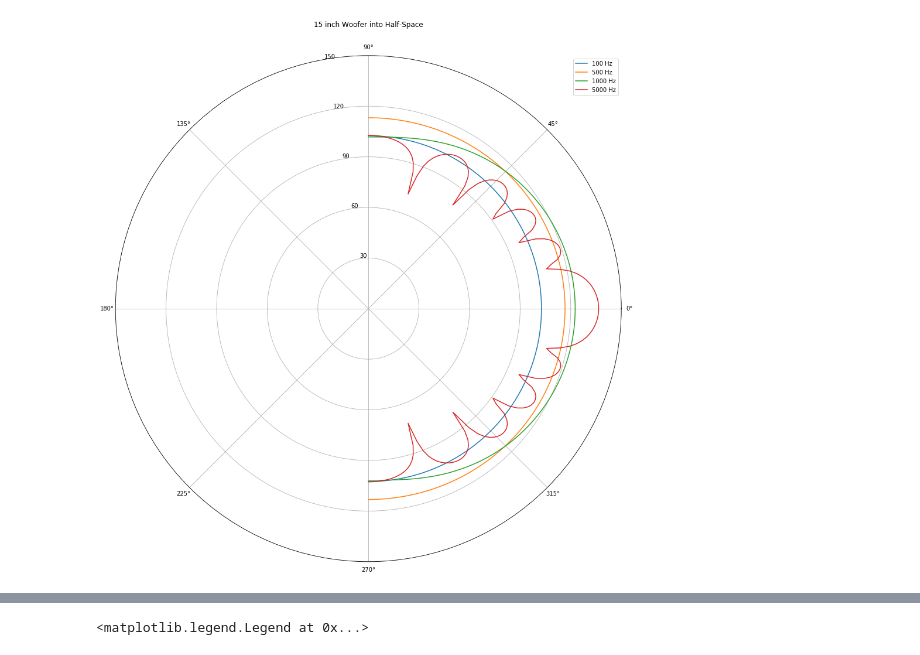
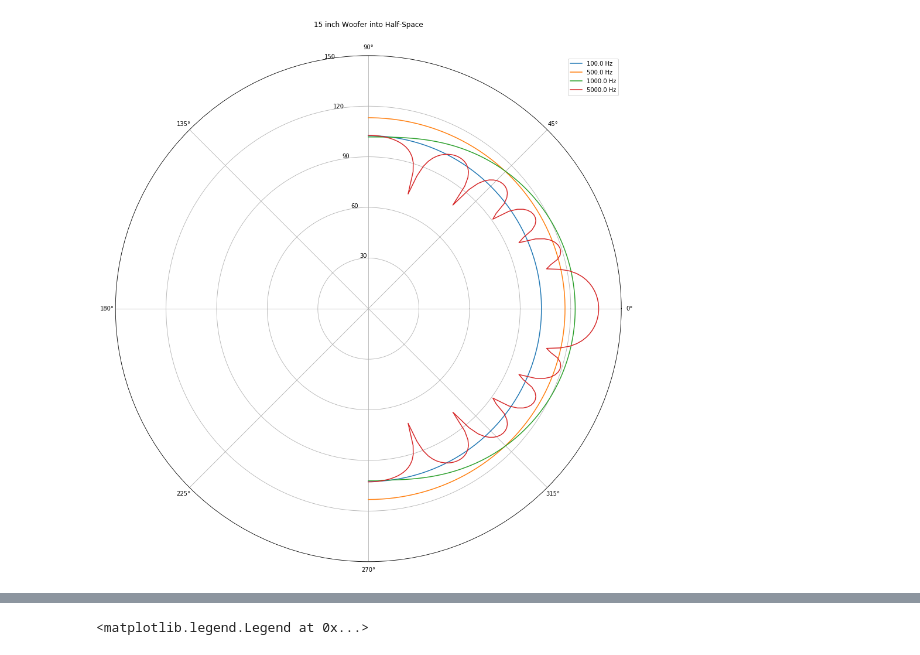
Before and after one commit to siqinniuniu/AcousticBEM, a Jupyter notebook: Jupyter/Baffled Piston.ipynb, the cells around one changed output, grey strips where cells are left out. Saved outputs shown, nothing was run; the diff lists cells and outputs as text; code cells hidden in the pictures.

```diff
--- a/Jupyter/Baffled Piston.ipynb
+++ b/Jupyter/Baffled Piston.ipynb
@@ -8,28 +8,14 @@ from GmshBoundaries import *
 from RayleighSolver import *
 from SamplingPatterns import *
 
-import matplotlib.pyplot as plt
+from Plots import *
 %matplotlib inline
 
 import gmsh
 from joblib import Parallel, delayed
 
-def plotPolarMap(frequencies, angles, magnitudes):
-    X, Y = np.meshgrid(frequencies, angles)
 
-    fig, ax = plt.subplots(figsize = (18, 10))
-    aLevel = np.linspace(40, 150, 81)
-    CS = ax.contourf(X, Y, magnitudes, aLevel, cmap = plt.cm.seismic)
-    ax.set_title('15 Inch Woofer in Infinite Baffle')
-    ax.set_xlabel('Frequency [Hz]')
-    ax.set_xscale("log")
-    ax.set_ylabel('Angle [rad]')
-
-    cbar = fig.colorbar(CS)
-    cbar.ax.set_ylabel('Sound Magnitude [dB]')
-
-def magnitude(f, boundaryCondition):
-    k = frequencyToWavenumber(f)
+def magnitude(k, boundaryCondition, aSamples):
     solution = solver.solveBoundary(k, boundaryCondition)
     phi = solver.solveSamples(solution, aSamples)
     return SoundMagnitude(soundPressure(k, phi))
@@ -64,26 +50,17 @@ nMaxEdge = 0.0475
 aVertex, aTriangle = disk(r, 0.0, "Woofer15", nMaxEdge) # 15 inch woofer
 aSamples, _, aAngle = semiCircle(5, 180, "yz")
 
-aFrequency = [100, 500, 1000, 5000]
+aFrequency = np.array([100, 500, 1000, 5000], dtype=np.float32)
 # %%
 %%time
 solver = RayleighSolver3D(aVertex, aTriangle)
 boundaryCondition = BoundaryCondition(solver.numberOfElements())
 boundaryCondition.alpha.fill(0.0)
 boundaryCondition.beta.fill(1.0)
 boundaryCondition.f.fill(V)
 
-aMagnitudes = Parallel(n_jobs=4)(delayed(magnitude)(f, boundaryCondition) for f in aFrequency)
-
-fig = plt.figure(figsize=(15, 15))
-ax = fig.add_axes([0.1, 0.1, 0.8, 0.8], projection='polar')
-ax.set_title("15 inch Woofer into Half-Space")
-for f, aMagnitude in zip(aFrequency, aMagnitudes):
-    ax.plot(aAngle, aMagnitude, label=str(f) + " Hz")
-ax.legend()
-ax.set_rgrids([30, 60, 90, 120, 150], horizontalalignment="left")
-ax.set_rlabel_position(100.0)  # get radial labels away from plotted line
-ax.grid(True)
-plt.show()
+aK = frequencyToWavenumber(aFrequency)
+aMagnitudes = Parallel(n_jobs=4)(delayed(magnitude)(k, boundaryCondition, aSamples) for k in aK)
+polarPlot("15 inch Woofer into Half-Space", aFrequency, aAngle, aMagnitudes)
 # %% [output]
-[figure, old version]
+[figure, new version]
```
Also changed, not shown: parts of 5 cells of this notebook.
